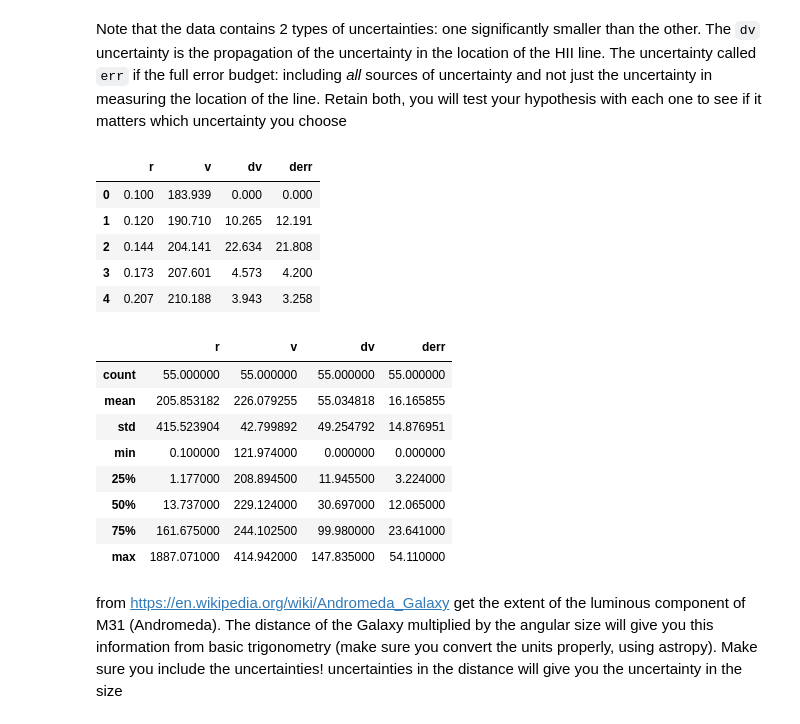
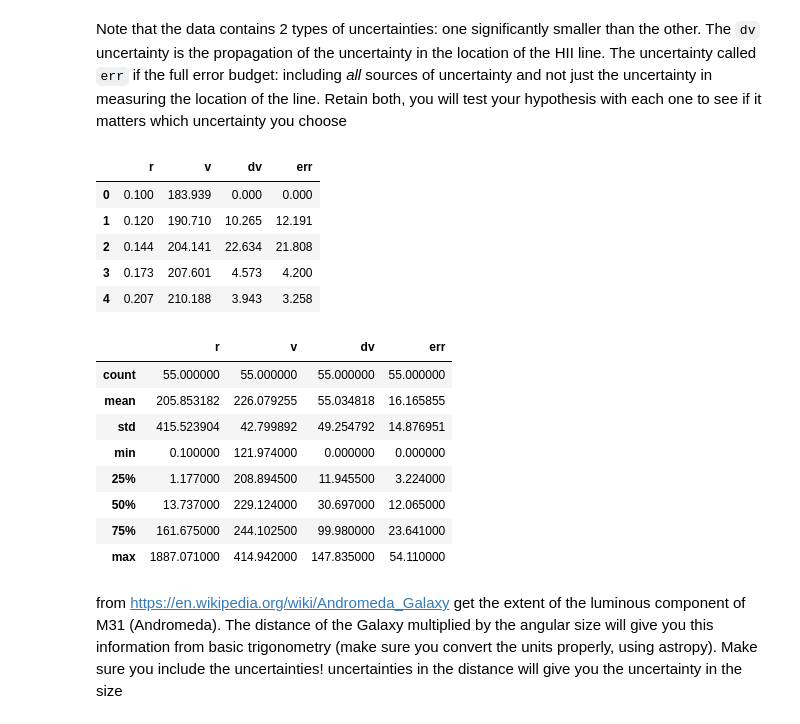
Before and after one commit to xiaolng/DSPS_xLi, a Jupyter notebook: HW4/GalrotCurve.ipynb, the cells around one changed output. Cells and saved outputs as stored; diff of their text form; code cells hidden in the pictures.

````diff
--- a/HW4/GalrotCurve.ipynb
+++ b/HW4/GalrotCurve.ipynb
@@ -80,10 +81,10 @@ Get the data from the github repository https://github.com/fedhere/DSPS/tree/mas
 Note that the data contains 2 types of uncertainties: one significantly smaller than the other. The ```dv``` uncertainty is the propagation of the uncertainty in the location of the HII line. The uncertainty called ```err``` if the full error budget:  including _all_ sources of uncertainty and not just the uncertainty in measuring the location of the line. Retain both, you will test your hypothesis with each one to see if it matters which uncertainty you choose
 # %%
 # your code here
-m31 = pd.read_csv('m31.csv', comment="#", names=['r', 'v', 'dv', 'derr'])
+m31 = pd.read_csv('m31.csv', comment="#", names=['r', 'v', 'dv', 'err'])
 m31.head()
 # %% [output]
-|  | r | v | dv | derr |
+|  | r | v | dv | err |
 | 0 | 0.100 | 183.939 | 0.000 | 0.000 |
 | 1 | 0.120 | 190.710 | 10.265 | 12.191 |
 | 2 | 0.144 | 204.141 | 22.634 | 21.808 |
@@ -92,7 +93,7 @@ m31.head()
 # %%
 m31.describe()
 # %% [output]
-|  | r | v | dv | derr |
+|  | r | v | dv | err |
 | count | 55.000000 | 55.000000 | 55.000000 | 55.000000 |
 | mean | 205.853182 | 226.079255 | 55.034818 | 16.165855 |
 | std | 415.523904 | 42.799892 | 49.254792 | 14.876951 |
````
Also changed, not shown: parts of 19 cells of this notebook.
